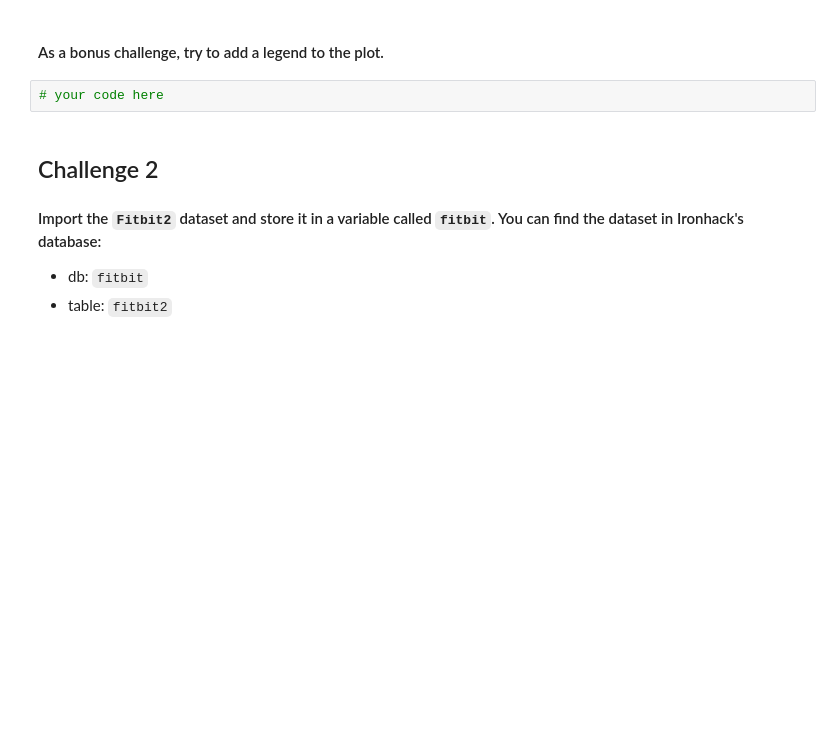
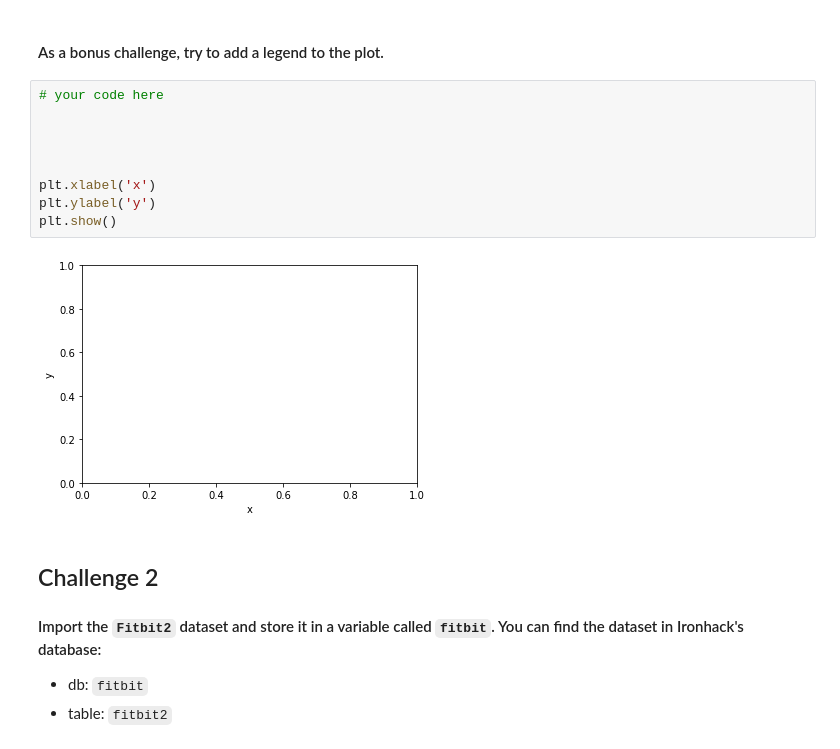
Before and after one commit to renatorbf/lab-matplotlib-seaborn, a Jupyter notebook: your-code/main.ipynb, the cells around one changed output. Cells and saved outputs as stored; diff of their text form; blank space fills up the shorter version.

```diff
--- a/your-code/main.ipynb
+++ b/your-code/main.ipynb
@@ -72,6 +88,15 @@ plt.show()
 #### As a bonus challenge, try to add a legend to the plot.
 # %%
 # your code here
+
+
+
+
+plt.xlabel('x')
+plt.ylabel('y')
+plt.show()
+# %% [output]
+[figure, added]
 # %% [markdown]
 ## Challenge 2
 #### Import the `Fitbit2` dataset and store it in a variable called `fitbit`. You can find the dataset in Ironhack's database:
```
Also changed, not shown: parts of 3 cells of this notebook.
